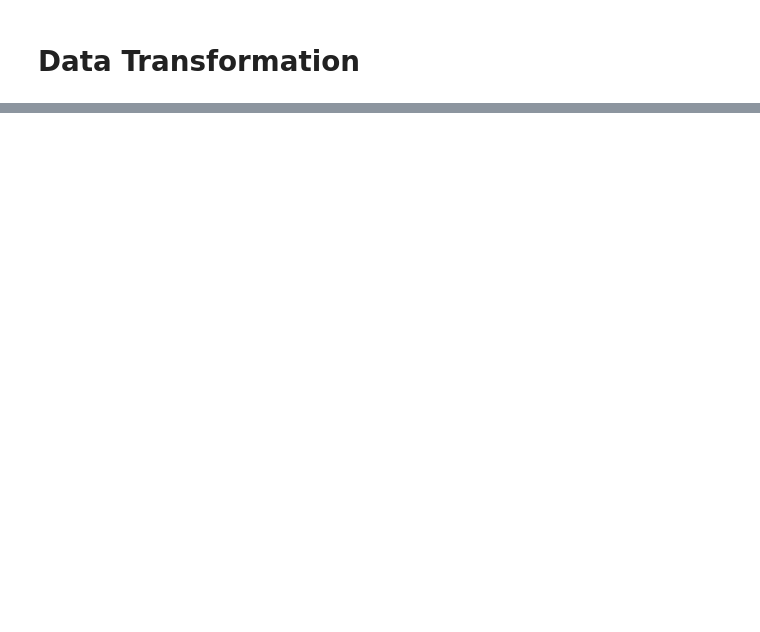
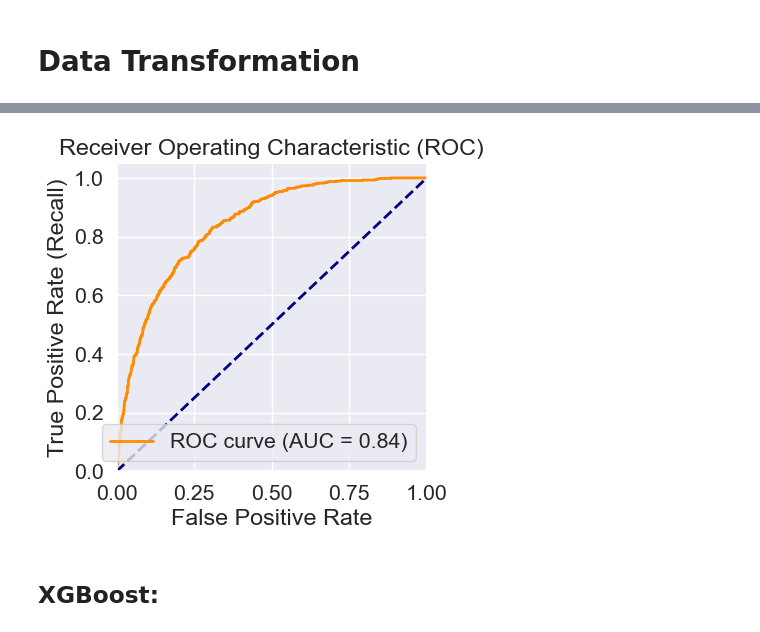
Before and after one commit to AbeerMahjoub/TelecomChurn, a Jupyter notebook: Notebooks/Modeling.ipynb, the cells around one changed output, grey strips where cells are left out. Cells and saved outputs as stored; diff of their text form; code cells hidden in the pictures; blank space fills up the shorter version.

```diff
--- a/Notebooks/Modeling.ipynb
+++ b/Notebooks/Modeling.ipynb
@@ -43,0 +191,6 @@ X_train.shape, X_test.shape
+# %%
+plot_roc_auc(y_test, rf_y_proba[:,1])
+# %% [output]
+[figure, added]
+# %% [markdown]
+## XGBoost:
```
Also changed, not shown: parts of 23 cells of this notebook, 4 other files.
